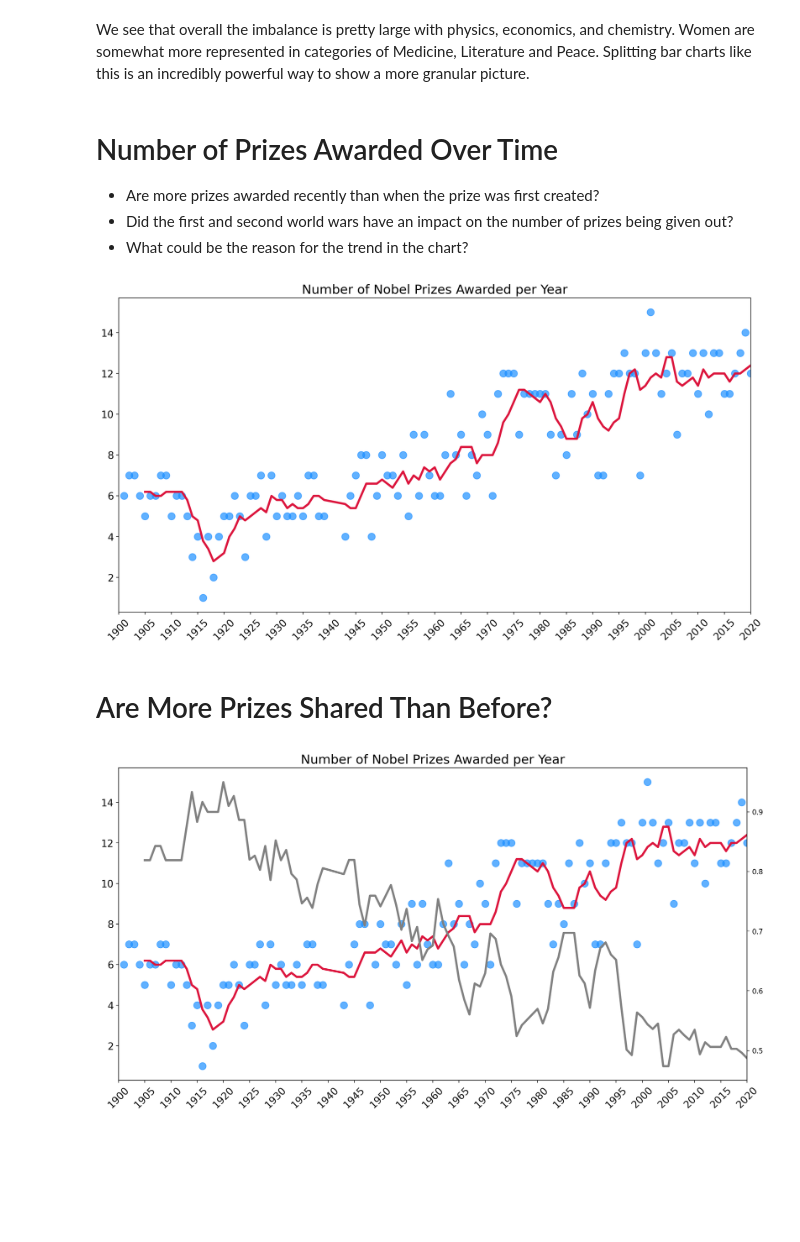
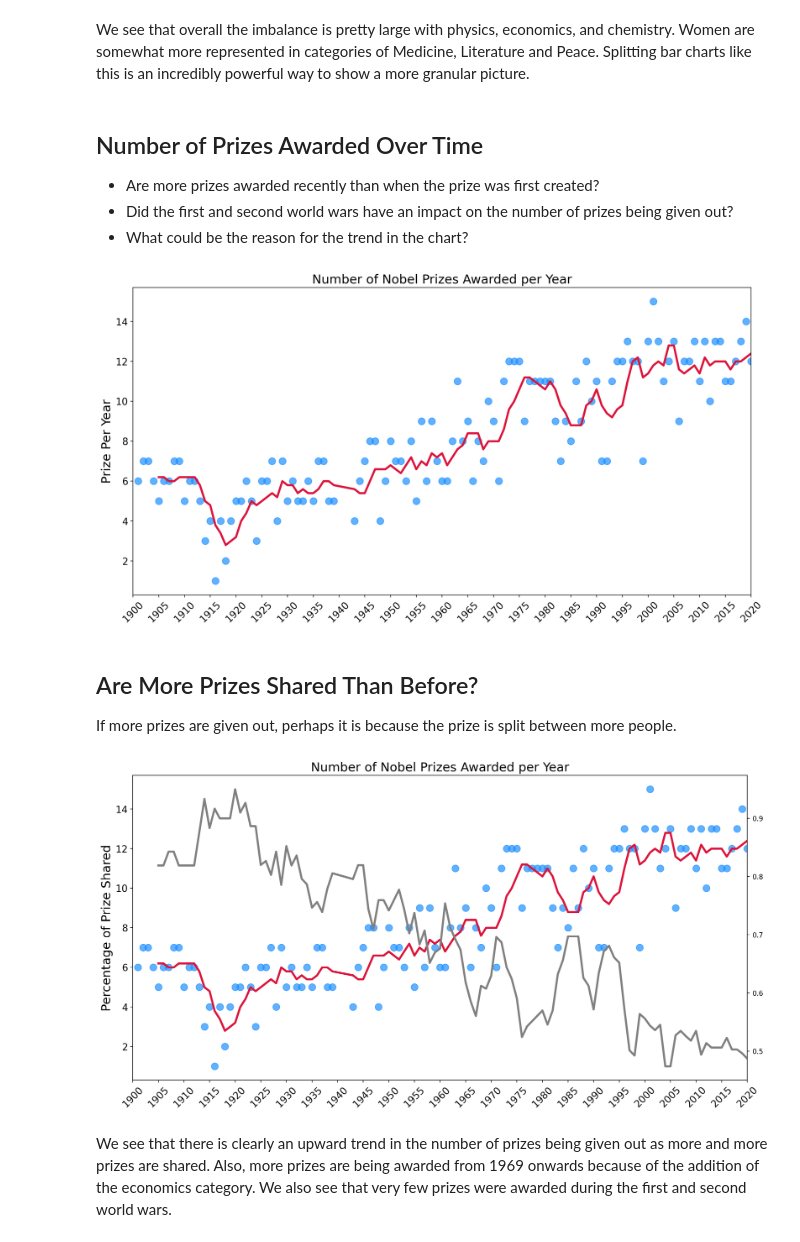
Before and after one commit to muhzinkhan/Nobel-Prize-Analysis-and-Visualization, a Jupyter notebook: Nobel_Prize_Analysis.ipynb, the cells around one changed output. Saved outputs shown, nothing was run; the diff lists cells and outputs as text; code cells hidden in the pictures; blank space fills up the shorter version.

Commit message:
Update visualizations

```diff
--- a/Nobel_Prize_Analysis.ipynb
+++ b/Nobel_Prize_Analysis.ipynb
@@ -314,7 +314,7 @@ v_bar_split.show()
 # %% [markdown]
 We see that overall the imbalance is pretty large with physics, economics, and chemistry. Women are somewhat more represented in categories of Medicine, Literature and Peace. Splitting bar charts like this is an incredibly powerful way to show a more granular picture.
 # %% [markdown]
-# Number of Prizes Awarded Over Time
+## Number of Prizes Awarded Over Time
 
 * Are more prizes awarded recently than when the prize was first created?
 * Did the first and second world wars have an impact on the number of prizes being given out?
@@ -326,6 +326,7 @@ moving_average = prize_per_year.rolling(window=5).mean()
 # %%
 plt.figure(figsize=(16,8), dpi=200)
 plt.title('Number of Nobel Prizes Awarded per Year', fontsize=18)
+plt.ylabel('Prize Per Year', fontsize=18)
 plt.yticks(fontsize=14)
 plt.xticks(ticks=np.arange(1900, 2021, step=5),
            fontsize=14,
@@ -338,7 +339,8 @@ ax.scatter(x=prize_per_year.index,
            y=prize_per_year.values,
            c='dodgerblue',
            alpha=0.7,
-           s=100,)
+           s=100,
+           )
 
 ax.plot(prize_per_year.index,
         moving_average.values,
@@ -347,41 +349,47 @@ ax.plot(prize_per_year.index,
 
 plt.show()
 # %% [output]
-[figure, old version]
+[figure, new version]
 # %% [markdown]
-# Are More Prizes Shared Than Before?
+## Are More Prizes Shared Than Before?
+
+If more prizes are given out, perhaps it is because the prize is split between more people.
 # %%
 yearly_avg_share = df_data.groupby(by='year').agg({'share_pct': pd.Series.mean})
 share_moving_average = yearly_avg_share.rolling(window=5).mean()
 # %%
 plt.figure(figsize=(16,8), dpi=200)
 plt.title('Number of Nobel Prizes Awarded per Year', fontsize=18)
+plt.ylabel('Prize Per Year', fontsize=18)
+plt.ylabel('Percentage of Prize Shared', fontsize=18)
 plt.yticks(fontsize=14)
 plt.xticks(ticks=np.arange(1900, 2021, step=5),
            fontsize=14,
            rotation=45)
 
 ax1 = plt.gca()
 ax2 = ax1.twinx() # create second y-axis
 ax1.set_xlim(1900, 2020)
 
 ax1.scatter(x=prize_per_year.index,
            y=prize_per_year.values,
            c='dodgerblue',
            alpha=0.7,
            s=100,)
 
 ax1.plot(prize_per_year.index,
         moving_average.values,
         c='crimson',
         linewidth=3,)
 
 # Adding prize share plot on second axis
 ax2.plot(prize_per_year.index,
         share_moving_average.values,
         c='grey',
         linewidth=3,)
 
 plt.show()
 # %% [output]
-[figure, old version]
+[figure, new version]
+# %% [markdown]
+We see that there is clearly an upward trend in the number of prizes being given out as more and more prizes are shared. Also, more prizes are being awarded from 1969 onwards because of the addition of the economics category. We also see that very few prizes were awarded during the first and second world wars.
```
Also changed, not shown: parts of 53 cells of this notebook.
